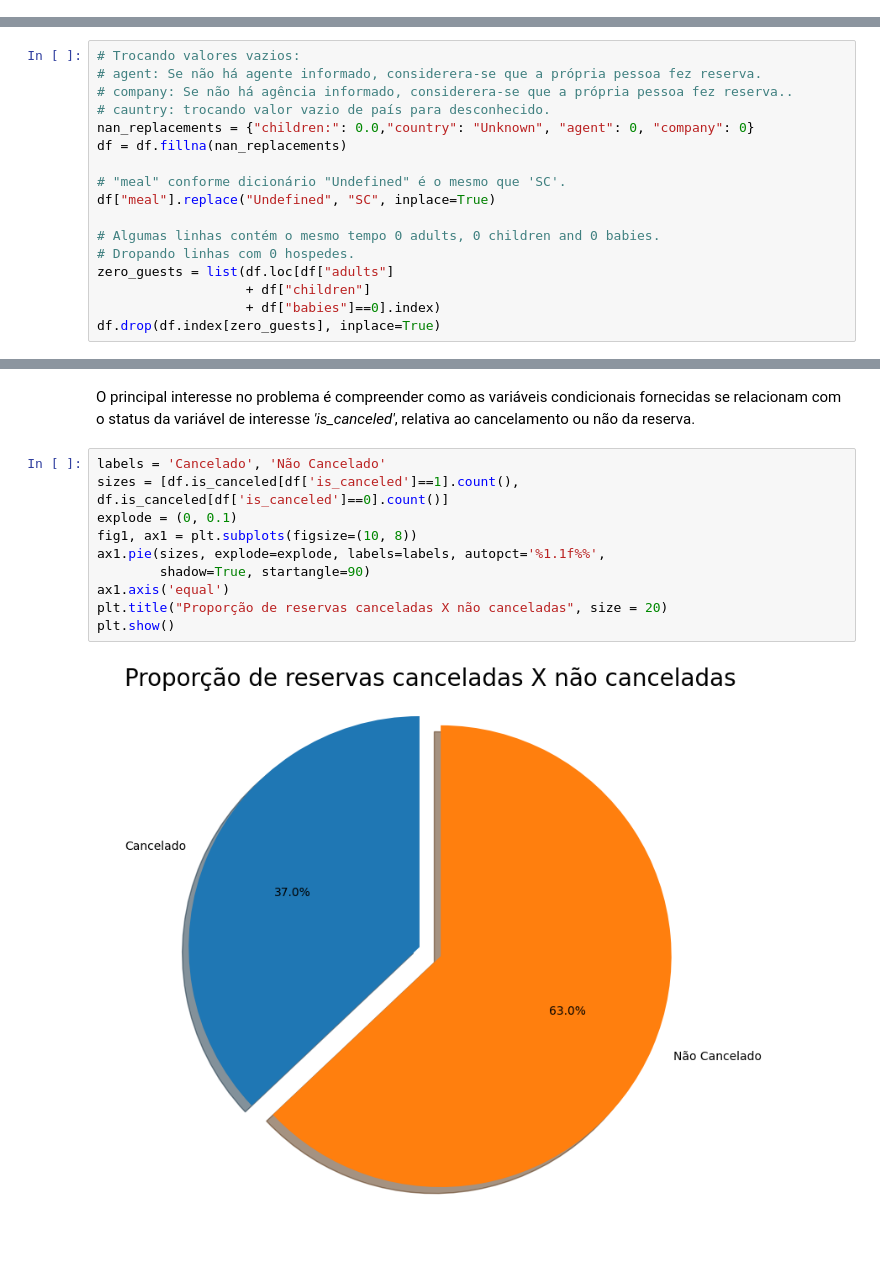
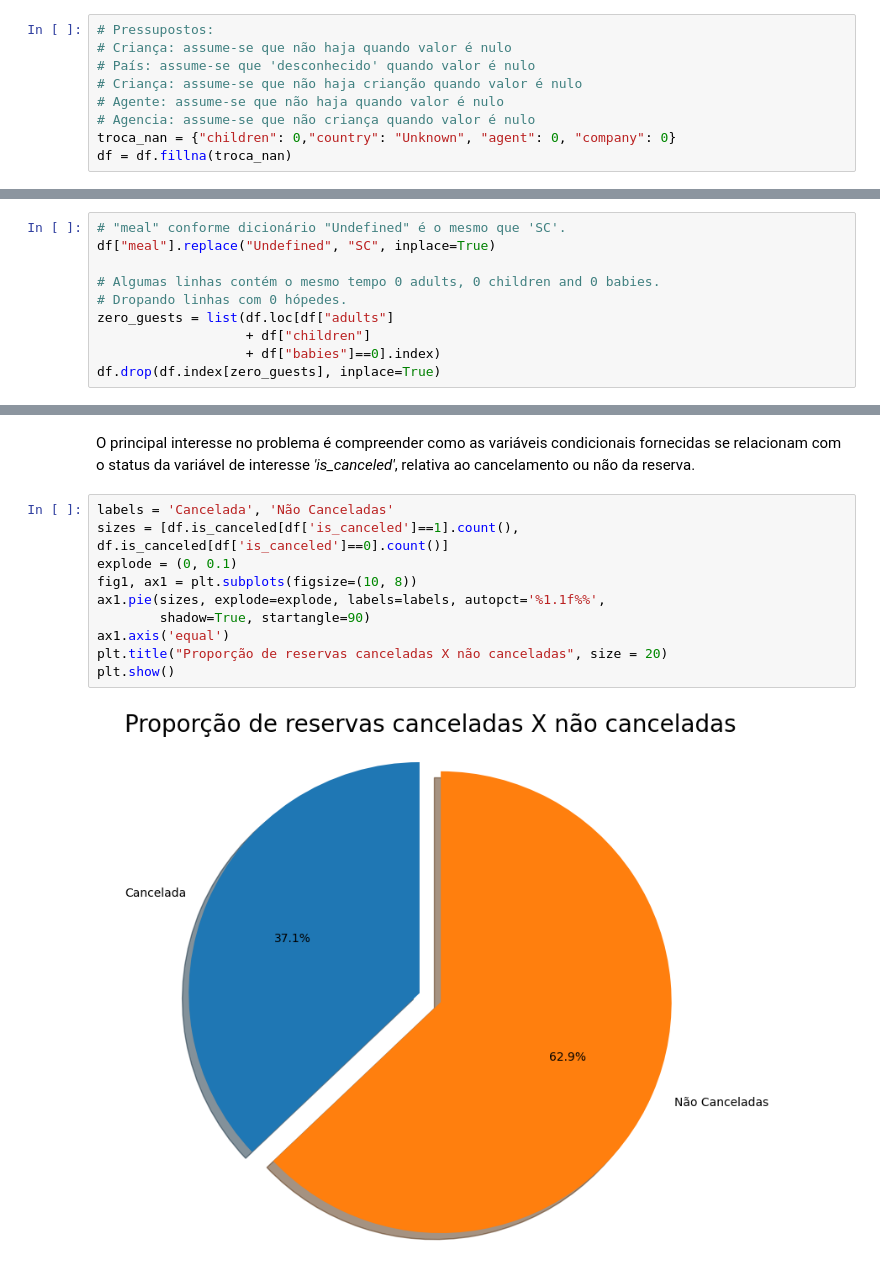
Before and after one commit to fgaraujofh/AEDI, a Jupyter notebook: prova/AEDI_Prova1_Questao2..ipynb, the cells around one changed output, grey strips where cells are left out. Saved outputs shown, nothing was run; the diff lists cells and outputs as text; blank space fills up the shorter version.

```diff
--- a/prova/AEDI_Prova1_Questao2..ipynb
+++ b/prova/AEDI_Prova1_Questao2..ipynb
@@ -60,0 +55,9 @@ object
+# %%
+# Pressupostos:
+# Criança: assume-se que não haja quando valor é nulo
+# País: assume-se que 'desconhecido' quando valor é nulo
+# Criança: assume-se que não haja crianção quando valor é nulo
+# Agente: assume-se que não haja quando valor é nulo
+# Agencia: assume-se que não criança quando valor é nulo
+troca_nan = {"children": 0,"country": "Unknown", "agent": 0, "company": 0}
+df = df.fillna(troca_nan)
@@ -61,16 +69,9 @@ object
 # %%
-# Trocando valores vazios:
-# agent: Se não há agente informado, considerera-se que a própria pessoa fez reserva.
-# company: Se não há agência informado, considerera-se que a própria pessoa fez reserva..
-# cauntry: trocando valor vazio de país para desconhecido.
-nan_replacements = {"children:": 0.0,"country": "Unknown", "agent": 0, "company": 0}
-df = df.fillna(nan_replacements)
-
 # "meal" conforme dicionário "Undefined" é o mesmo que 'SC'.
 df["meal"].replace("Undefined", "SC", inplace=True)
 
 # Algumas linhas contém o mesmo tempo 0 adults, 0 children and 0 babies.
-# Dropando linhas com 0 hospedes.
+# Dropando linhas com 0 hópedes.
 zero_guests = list(df.loc[df["adults"]
                    + df["children"]
                    + df["babies"]==0].index)
@@ -87,14 +94,14 @@ Name: count, dtype: int64
 # %% [markdown]
 O principal interesse no problema é compreender como as variáveis condicionais fornecidas se relacionam com o status da variável de interesse *'is_canceled'*, relativa ao cancelamento ou não da reserva.
 # %%
-labels = 'Cancelado', 'Não Cancelado'
+labels = 'Cancelada', 'Não Canceladas'
 sizes = [df.is_canceled[df['is_canceled']==1].count(), df.is_canceled[df['is_canceled']==0].count()]
 explode = (0, 0.1)
 fig1, ax1 = plt.subplots(figsize=(10, 8))
 ax1.pie(sizes, explode=explode, labels=labels, autopct='%1.1f%%',
         shadow=True, startangle=90)
 ax1.axis('equal')
 plt.title("Proporção de reservas canceladas X não canceladas", size = 20)
 plt.show()
 # %% [output]
-[figure, old version]
+[figure, new version]
```
Also changed, not shown: parts of 42 cells of this notebook, 2 other files.
